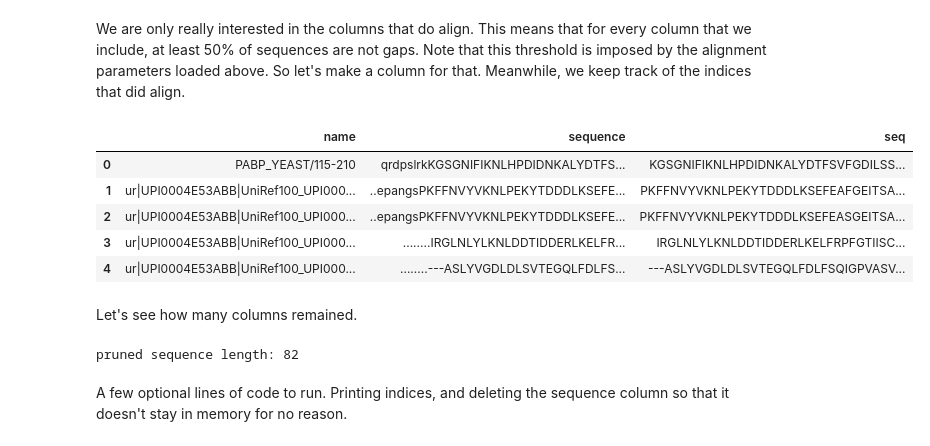
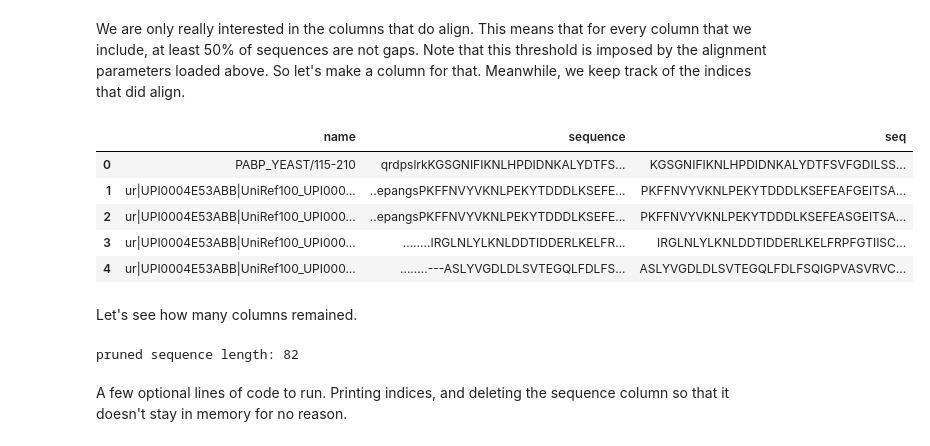
Before and after one commit to anihamde/VAE_protein_function, a Jupyter notebook: VAE_for_protein_function_prediction-TORCH.ipynb, the cells around one changed output. Drawn from its saved outputs; the diff is of its cells as text; code cells hidden in the pictures.

```diff
--- a/VAE_for_protein_function_prediction-TORCH.ipynb
+++ b/VAE_for_protein_function_prediction-TORCH.ipynb
@@ -107,8 +107,11 @@ from helper_tools import *
 from helper_tools_for_plotting import *
 # %% [markdown]
 Import the alignment data:
+# %%
+n_data = 1000
+varlen = True
 # %%
-data=pdataframe_from_alignment_file("PABP_YEAST_hmmerbit_plmc_n5_m30_f50_t0.2_r115-210_id100_b48.a2m",50000)
+data=pdataframe_from_alignment_file("PABP_YEAST_hmmerbit_plmc_n5_m30_f50_t0.2_r115-210_id100_b48.a2m",n_data)
 print ("number of data points: ",len(data))
 data_set_size=len(data)
 data.head()
@@ -131,22 +134,20 @@ sample sequence:  qrdpslrkKGSGNIFIKNLHPDIDNKALYDTFSVFGDILSSKIATDENGKSKGFGFVHFEEE
 # %% [markdown]
 We are only really interested in the columns that do align. This means that for every column that we include, at least 50% of sequences are not gaps. Note that this threshold is imposed by the alignment parameters loaded above. So let's make a column for that. Meanwhile, we keep track of the indices that did align.
 # %%
-somthing = list(map(prune_seq,data["sequence"],[True]*len(data["sequence"])))
+indices=index_of_non_lower_case_dot(data.iloc[0]["sequence"])
+data["seq"]=list(map(prune_seq,data["sequence"],[varlen]*len(data["sequence"])))
+data.head()
+# %% [output]
+|  | name | sequence | seq |
+| 0 | PABP_YEAST/115-210 | qrdpslrkKGSGNIFIKNLHPDIDNKALYDTFS... | KGSGNIFIKNLHPDIDNKALYDTFSVFGDILSS... |
+| 1 | ur|UPI0004E53ABB|UniRef100_UPI000... | ..epangsPKFFNVYVKNLPEKYTDDDLKSEFE... | PKFFNVYVKNLPEKYTDDDLKSEFEAFGEITSA... |
+| 2 | ur|UPI0004E53ABB|UniRef100_UPI000... | ..epangsPKFFNVYVKNLPEKYTDDDLKSEFE... | PKFFNVYVKNLPEKYTDDDLKSEFEASGEITSA... |
+| 3 | ur|UPI0004E53ABB|UniRef100_UPI000... | ........IRGLNLYLKNLDDTIDDERLKELFR... | IRGLNLYLKNLDDTIDDERLKELFRPFGTIISC... |
+| 4 | ur|UPI0004E53ABB|UniRef100_UPI000... | ........---ASLYVGDLDLSVTEGQLFDLFS... | ASLYVGDLDLSVTEGQLFDLFSQIGPVASVRVC... |
-# %%
-indices=index_of_non_lower_case_dot(data.iloc[0]["sequence"])
-data["seq"]=list(map(prune_seq,data["sequence"],))
-data.head()
-# %% [output]
-|  | name | sequence | seq |
-| 0 | PABP_YEAST/115-210 | qrdpslrkKGSGNIFIKNLHPDIDNKALYDTFS... | KGSGNIFIKNLHPDIDNKALYDTFSVFGDILSS... |
-| 1 | ur|UPI0004E53ABB|UniRef100_UPI000... | ..epangsPKFFNVYVKNLPEKYTDDDLKSEFE... | PKFFNVYVKNLPEKYTDDDLKSEFEAFGEITSA... |
-| 2 | ur|UPI0004E53ABB|UniRef100_UPI000... | ..epangsPKFFNVYVKNLPEKYTDDDLKSEFE... | PKFFNVYVKNLPEKYTDDDLKSEFEASGEITSA... |
-| 3 | ur|UPI0004E53ABB|UniRef100_UPI000... | ........IRGLNLYLKNLDDTIDDERLKELFR... | IRGLNLYLKNLDDTIDDERLKELFRPFGTIISC... |
-| 4 | ur|UPI0004E53ABB|UniRef100_UPI000... | ........---ASLYVGDLDLSVTEGQLFDLFS... | ---ASLYVGDLDLSVTEGQLFDLFSQIGPVASV... |
 # %% [markdown]
 Let's see how many columns remained.
-# %%
-print ("pruned sequence length:", len(data.iloc[0]["seq"]))
-PRUNED_SEQ_LENGTH=len(data.iloc[0]["seq"])
-# %% [output]
-pruned sequence length: 82
+# %%
+PRUNED_SEQ_LENGTH=max( [len(data.iloc[i]["seq"]) for i in range(len(data))] )
+print ("pruned sequence length:", PRUNED_SEQ_LENGTH)
+# %% [output]
+pruned sequence length: 82
```
Also changed, not shown: parts of 8 cells of this notebook.
